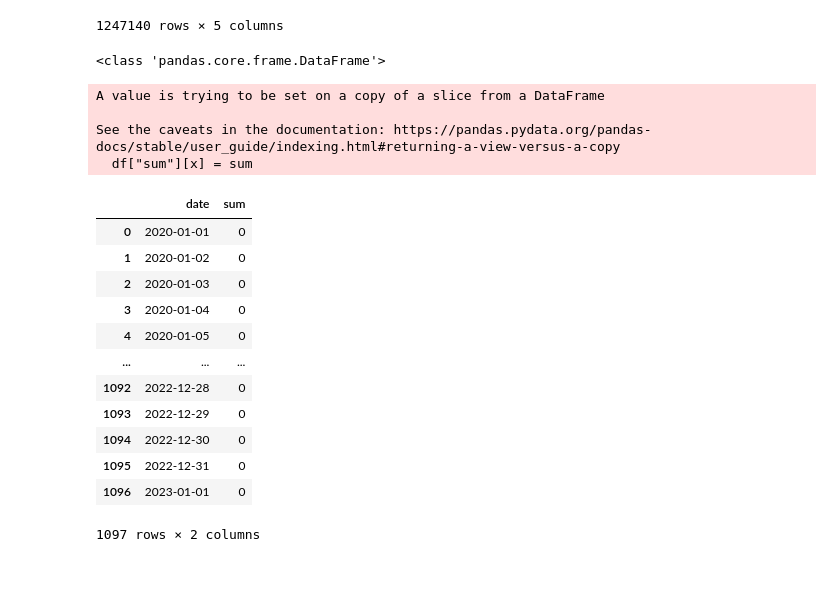
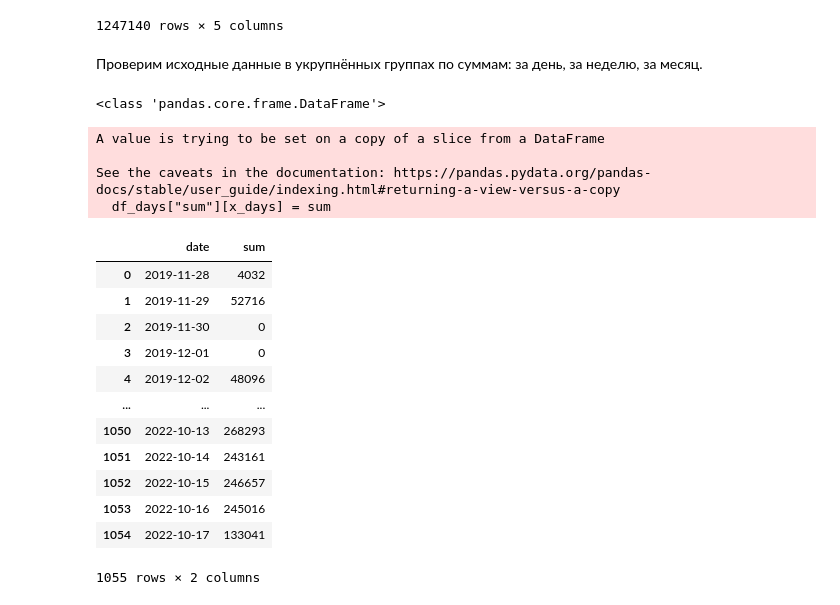
Before and after one commit to IHVH/EventsByTimes, a Jupyter notebook: GlayManNostradamus.ipynb, the cells around one changed output. Cells and saved outputs as stored; diff of their text form; code cells hidden in the pictures; blank space fills up the shorter version.

```diff
--- a/GlayManNostradamus.ipynb
+++ b/GlayManNostradamus.ipynb
@@ -72,43 +73,45 @@ False
 | 1247138 | 1198780 | 2022-09-09 16:11:33.252432 | 296 | 6 | 0 |
 | 1247139 | 1198781 | 2022-09-09 16:12:33.253954 | 336 | 4 | 0 |
 1247140 rows × 5 columns
+# %% [markdown]
+Проверим исходные данные в укрупнённых группах по суммам: за день, за неделю, за месяц.
 # %%
-from datetime import timedelta
+#создаём DataFrame в котором содержатся суммы событий за день
 
-ds = pd.Series(pd.date_range("2020", "2023", freq="D", name="date"))
+ds_days = pd.Series(pd.date_range("2019-11-28", "2022-10-17", freq="D", name="date"))
 
 
-df = pd.DataFrame(ds)
-df["sum"] = 0
-print(type(df))
-x = 0
-for item in df["date"]:
+df_days = pd.DataFrame(ds_days)
+df_days["sum"] = 0
+print(type(df_days))
+x_days = 0
+for item in df_days["date"]:
     data2 = data_sorted[data_sorted['DateTime'].between(item, item + timedelta(1))]
     #for i2 in data2["SumEventByTime"]:
     #    if(i2 > 100):
     #        i2 = 100
 
     sum = data2["SumEventByTime"].sum()
-    df["sum"][x] = sum
-    x = x+1
+    df_days["sum"][x_days] = sum
+    x_days = x_days+1
 
-df
+df_days
 # %% [output]
 <class 'pandas.core.frame.DataFrame'>
 A value is trying to be set on a copy of a slice from a DataFrame
 
 See the caveats in the documentation: https://pandas.pydata.org/pandas-docs/stable/user_guide/indexing.html#returning-a-view-versus-a-copy
-  df["sum"][x] = sum
+  df_days["sum"][x_days] = sum
 |  | date | sum |
-| 0 | 2020-01-01 | 0 |
-| 1 | 2020-01-02 | 0 |
-| 2 | 2020-01-03 | 0 |
-| 3 | 2020-01-04 | 0 |
-| 4 | 2020-01-05 | 0 |
+| 0 | 2019-11-28 | 4032 |
+| 1 | 2019-11-29 | 52716 |
+| 2 | 2019-11-30 | 0 |
+| 3 | 2019-12-01 | 0 |
+| 4 | 2019-12-02 | 48096 |
 | ... | ... | ... |
-| 1092 | 2022-12-28 | 0 |
-| 1093 | 2022-12-29 | 0 |
-| 1094 | 2022-12-30 | 0 |
-| 1095 | 2022-12-31 | 0 |
-| 1096 | 2023-01-01 | 0 |
+| 1050 | 2022-10-13 | 268293 |
+| 1051 | 2022-10-14 | 243161 |
+| 1052 | 2022-10-15 | 246657 |
+| 1053 | 2022-10-16 | 245016 |
+| 1054 | 2022-10-17 | 133041 |
-1097 rows × 2 columns
+1055 rows × 2 columns
```
Also changed, not shown: parts of 9 cells of this notebook.
